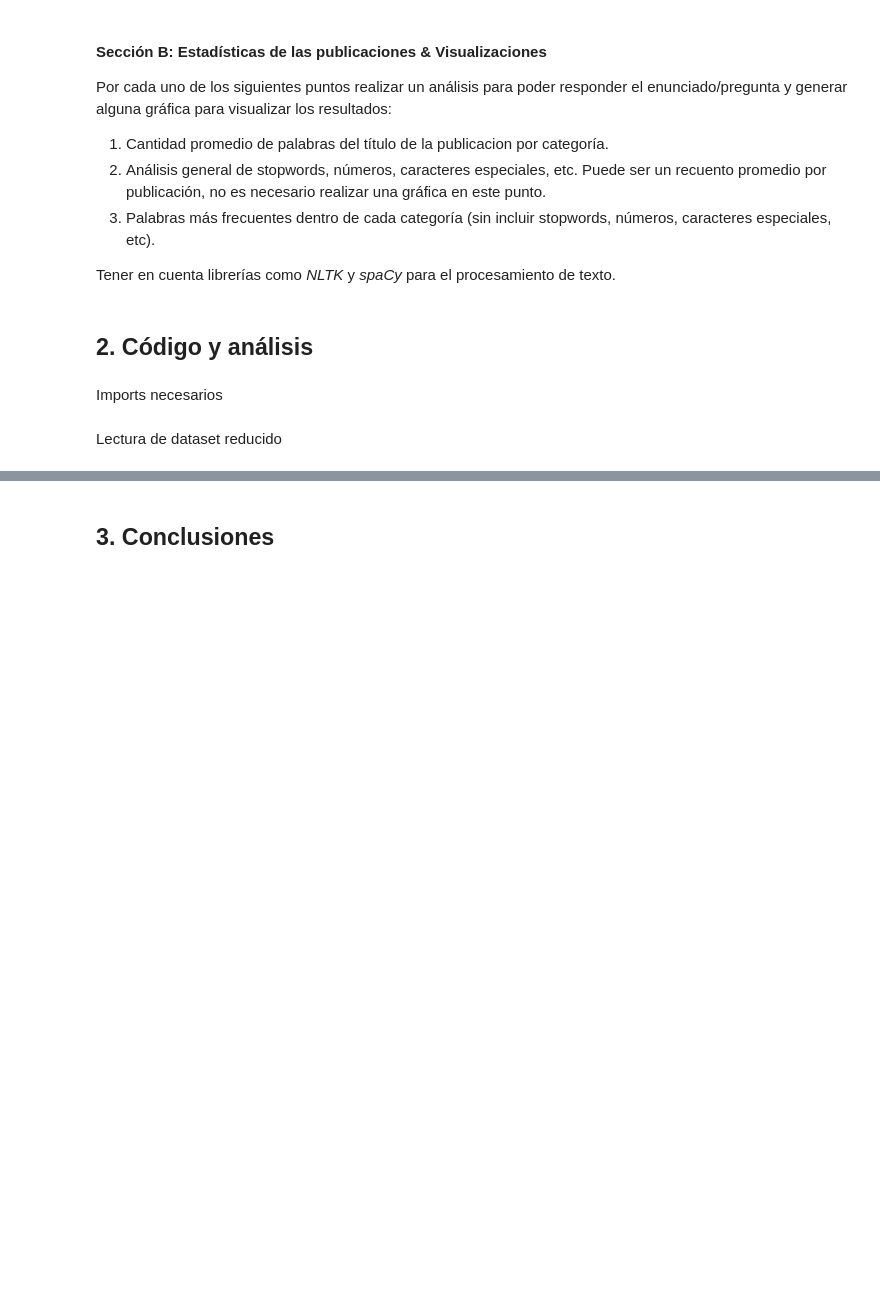
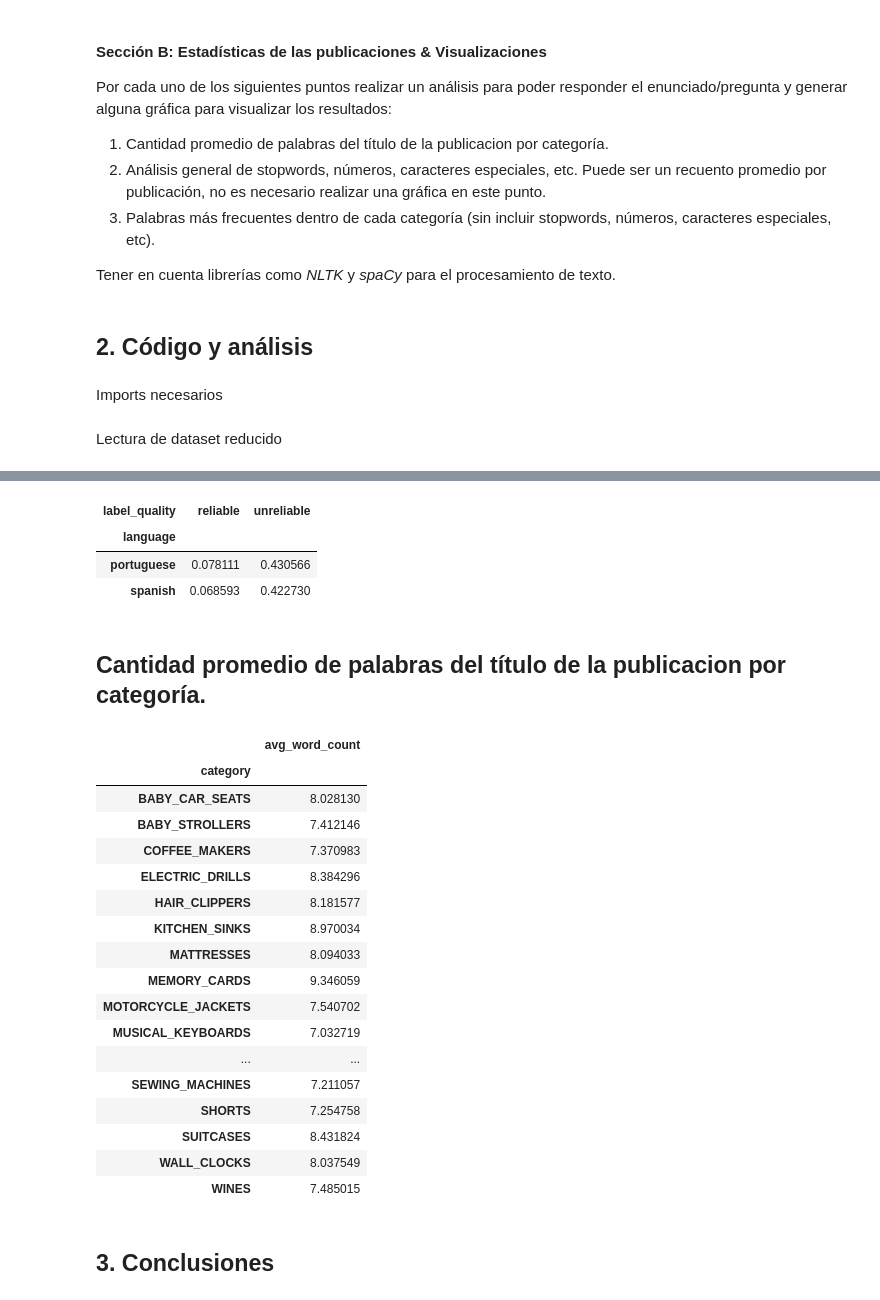
Before and after one commit to benjaminocampo/Mentoria, a Jupyter notebook: notebooks/01-Analisis_y_Visualizacion.ipynb, the cells around one changed output, grey strips where cells are left out. Drawn from its saved outputs; the diff is of its cells as text; code cells hidden in the pictures; blank space fills up the shorter version.

```diff
--- a/notebooks/01-Analisis_y_Visualizacion.ipynb
+++ b/notebooks/01-Analisis_y_Visualizacion.ipynb
@@ -48,3 +181,44 @@ df_dataset = pd.read_csv('dataset.csv')
+# %%
+pd.crosstab(
+    df_dataset.language,
+    df_dataset.label_quality
+) / len(df_dataset)
+# %% [output]
+| label_quality | reliable | unreliable |
+| language |  |  |
+| portuguese | 0.078111 | 0.430566 |
+| spanish | 0.068593 | 0.422730 |
+# %% [markdown]
+## Cantidad promedio de palabras del título de la publicacion por categoría.
+# %%
+df_word_count = df_dataset.title.apply(lambda s: len(s.split(' '))) \
+    .to_frame()\
+    .rename(columns={"title": "word_count"})
+# %%
+df_dataset[["title", "category"]] \
+    .join(df_word_count) \
+    .groupby("category").agg(
+        avg_word_count=("word_count", "mean")
+)
+# %% [output]
+|  | avg_word_count |
+| category |  |
+| BABY_CAR_SEATS | 8.028130 |
+| BABY_STROLLERS | 7.412146 |
+| COFFEE_MAKERS | 7.370983 |
+| ELECTRIC_DRILLS | 8.384296 |
+| HAIR_CLIPPERS | 8.181577 |
+| KITCHEN_SINKS | 8.970034 |
+| MATTRESSES | 8.094033 |
+| MEMORY_CARDS | 9.346059 |
+| MOTORCYCLE_JACKETS | 7.540702 |
+| MUSICAL_KEYBOARDS | 7.032719 |
+| ... | ... |
+| SEWING_MACHINES | 7.211057 |
+| SHORTS | 7.254758 |
+| SUITCASES | 8.431824 |
+| WALL_CLOCKS | 8.037549 |
+| WINES | 7.485015 |
 # %% [markdown]
 ## 3. Conclusiones
 # %%
```
Also changed, not shown: parts of 15 cells of this notebook.
